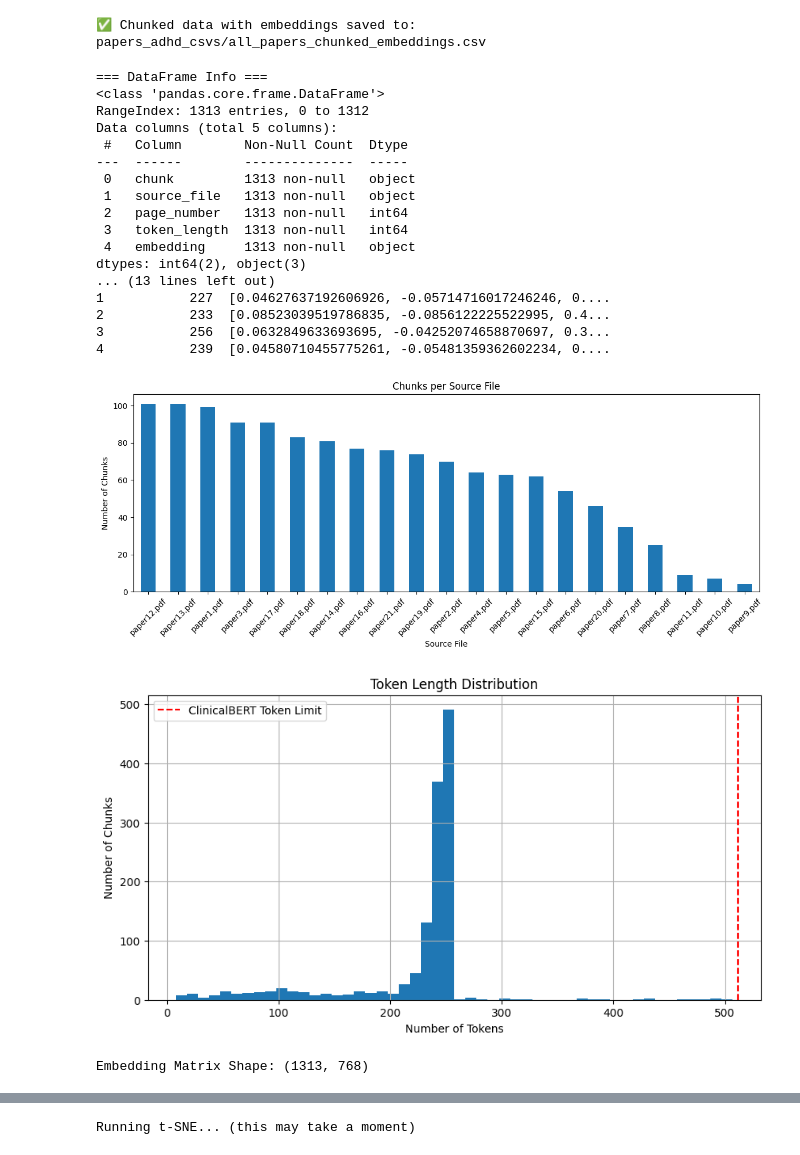
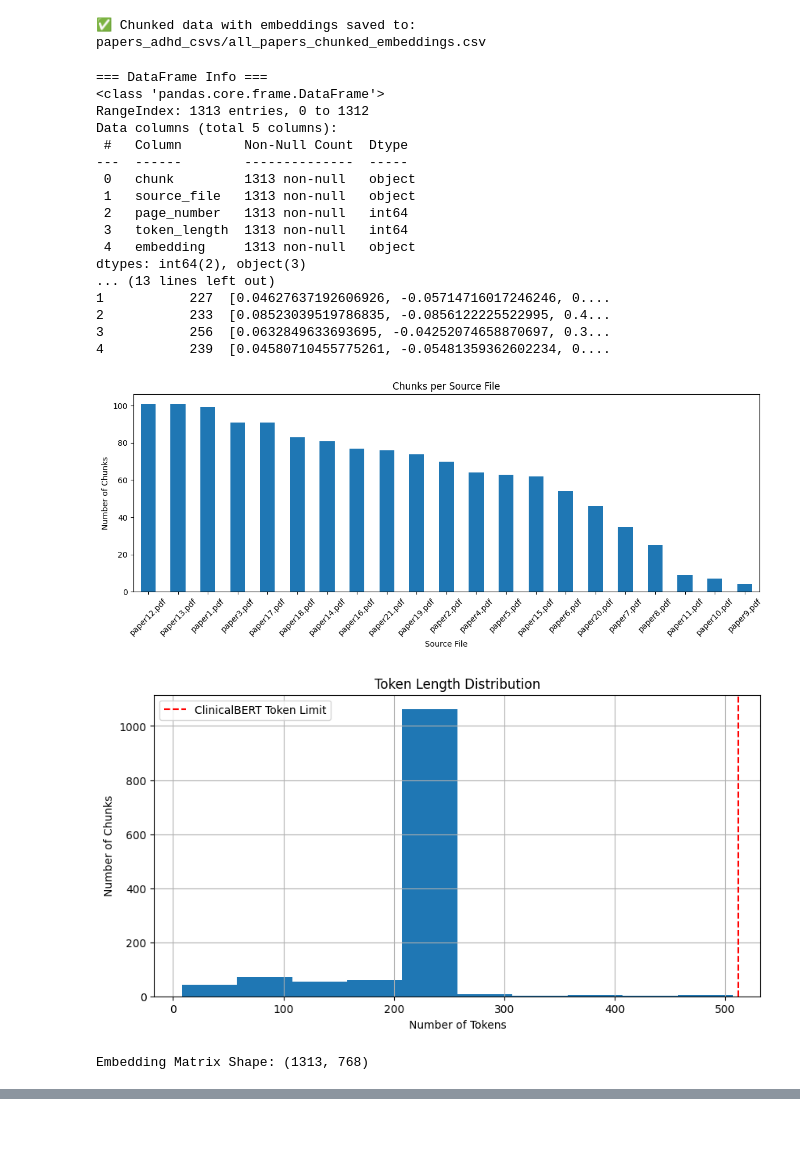
Before and after one commit to manishkolla/doc_rag_mmai, a Jupyter notebook: document_parser.ipynb, the cells around one changed output, grey strips where cells are left out. Saved outputs shown, nothing was run; the diff lists cells and outputs as text; code cells hidden in the pictures; blank space fills up the shorter version.

Commit message:
Updated Visuals

```diff
--- a/document_parser.ipynb
+++ b/document_parser.ipynb
@@ -186,7 +186,6 @@ import numpy as np
 import matplotlib.pyplot as plt
 import seaborn as sns
 import ast
-from sklearn.manifold import TSNE
 
 # === Load the CSV with ClinicalBERT embeddings ===
 csv_path = 'papers_adhd_csvs/all_papers_chunked_embeddings.csv'
@@ -214,7 +213,7 @@ if 'source_file' in df.columns:
 
 # === Token Length Distribution ===
 plt.figure(figsize=(10, 5))
-df['token_length'].hist(bins=50)
+df['token_length'].hist()
 plt.axvline(512, color='red', linestyle='--', label='ClinicalBERT Token Limit')
 plt.title('Token Length Distribution')
 plt.xlabel('Number of Tokens')
@@ -233,51 +232,37 @@ embedding_stds = embedding_matrix.std(axis=1)
 
 plt.figure(figsize=(12, 4))
 plt.subplot(1, 2, 1)
-plt.hist(embedding_means, bins=40, color='skyblue')
+plt.hist(embedding_means, color='skyblue')
 plt.title('Mean of Each Embedding')
 plt.xlabel('Mean Value')
 plt.ylabel('Count')
 
 plt.subplot(1, 2, 2)
-plt.hist(embedding_stds, bins=40, color='salmon')
+plt.hist(embedding_stds, color='salmon')
 plt.title('Standard Deviation of Each Embedding')
 plt.xlabel('Standard Deviation')
 plt.ylabel('Count')
 
 plt.tight_layout()
 plt.show()
-
-# === t-SNE Visualization (on subset for performance) ===
-print("Running t-SNE... (this may take a moment)")
-subset_size = min(1000, len(embedding_matrix))  # cap at 1000 for speed
-tsne = TSNE(n_components=2, perplexity=30, random_state=42)
-tsne_proj = tsne.fit_transform(embedding_matrix[:subset_size])
-
-plt.figure(figsize=(8, 6))
-plt.scatter(tsne_proj[:, 0], tsne_proj[:, 1], alpha=0.6, c='mediumseagreen')
-plt.title("t-SNE Projection of ClinicalBERT Embeddings")
-plt.xlabel("Dimension 1")
-plt.ylabel("Dimension 2")
-plt.grid(True)
-plt.show()
 # %% [output]
 === DataFrame Info ===
 <class 'pandas.core.frame.DataFrame'>
 RangeIndex: 1313 entries, 0 to 1312
 Data columns (total 5 columns):
  #   Column        Non-Null Count  Dtype
 ---  ------        --------------  -----
  0   chunk         1313 non-null   object
  1   source_file   1313 non-null   object
  2   page_number   1313 non-null   int64
  3   token_length  1313 non-null   int64
  4   embedding     1313 non-null   object
 dtypes: int64(2), object(3)
 ... (13 lines left out)
 1           227  [0.04627637192606926, -0.05714716017246246, 0....
 2           233  [0.08523039519786835, -0.0856122225522995, 0.4...
 3           256  [0.0632849633693695, -0.04252074658870697, 0.3...
 4           239  [0.04580710455775261, -0.05481359362602234, 0....
 [figure]
-[figure, old version]
+[figure, new version]
 Embedding Matrix Shape: (1313, 768)
@@ -285 +269,0 @@ Embedding Matrix Shape: (1313, 768)
-Running t-SNE... (this may take a moment)
```
Also changed, not shown: parts of 2 cells of this notebook.
